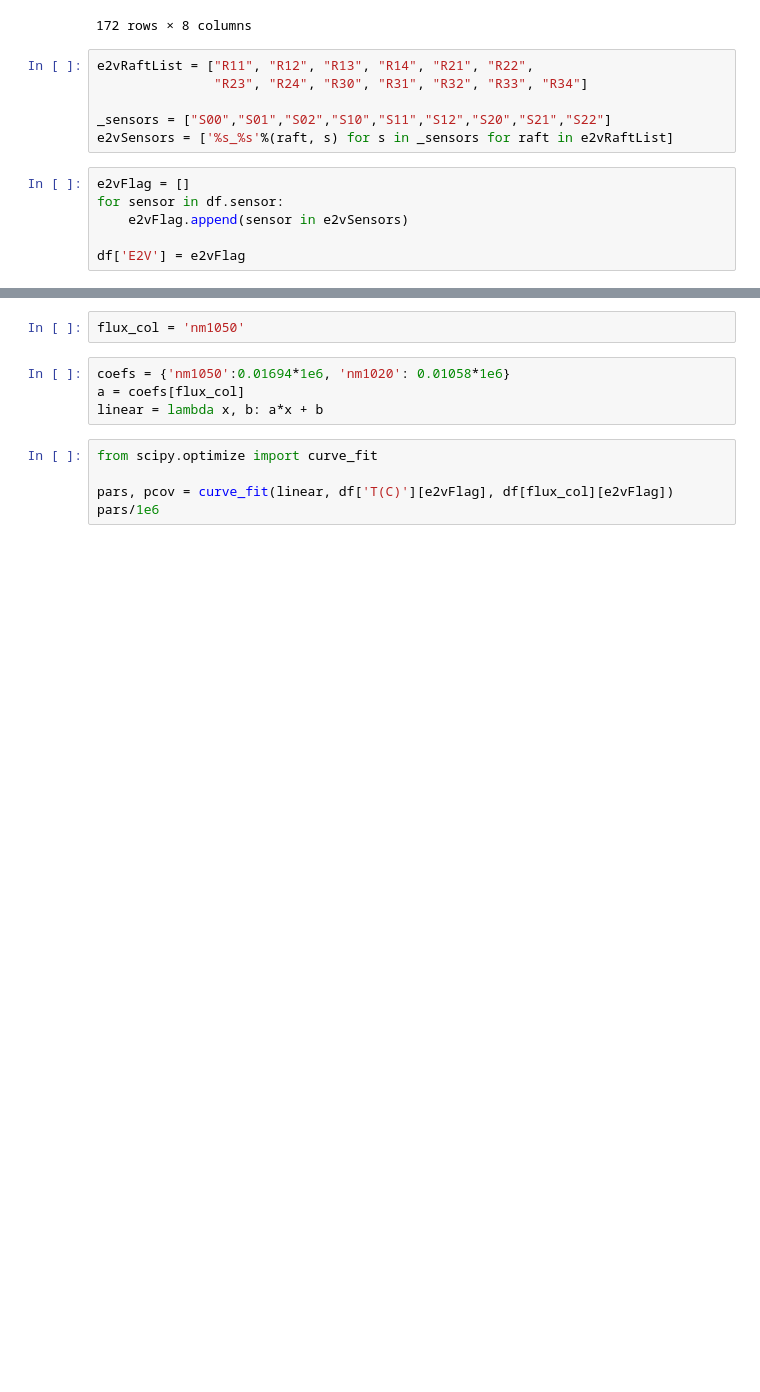
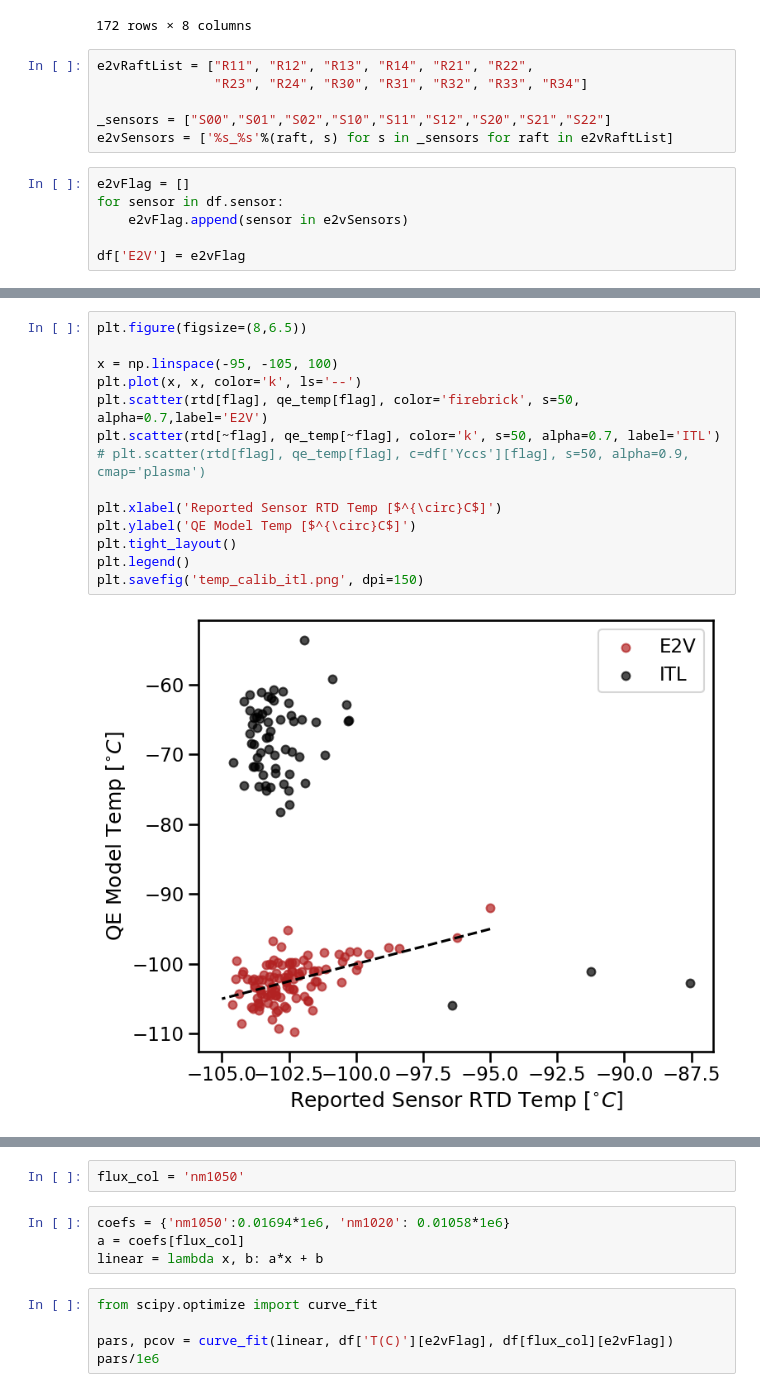
Before and after one commit to estevesjh/slacSummer2023, a Jupyter notebook: ccdTemp/1-QETemp-Calibration.ipynb, the cells around one changed output, grey strips where cells are left out. Saved outputs shown, nothing was run; the diff lists cells and outputs as text; blank space fills up the shorter version.

```diff
--- a/ccdTemp/1-QETemp-Calibration.ipynb
+++ b/ccdTemp/1-QETemp-Calibration.ipynb
@@ -61,0 +249,16 @@ https://confluence.slac.stanford.edu/display/LSSTCAM/Focal+Plane+Temperature+Con
+# %%
+plt.figure(figsize=(8,6.5))
+
+x = np.linspace(-95, -105, 100)
+plt.plot(x, x, color='k', ls='--')
+plt.scatter(rtd[flag], qe_temp[flag], color='firebrick', s=50, alpha=0.7,label='E2V')
+plt.scatter(rtd[~flag], qe_temp[~flag], color='k', s=50, alpha=0.7, label='ITL')
+# plt.scatter(rtd[flag], qe_temp[flag], c=df['Yccs'][flag], s=50, alpha=0.9, cmap='plasma')
+
+plt.xlabel('Reported Sensor RTD Temp [$^{\circ}C$]')
+plt.ylabel('QE Model Temp [$^{\circ}C$]')
+plt.tight_layout()
+plt.legend()
+plt.savefig('temp_calib_itl.png', dpi=150)
+# %% [output]
+[figure, added]
```
Also changed, not shown: parts of 71 cells of this notebook, 22 other files.
